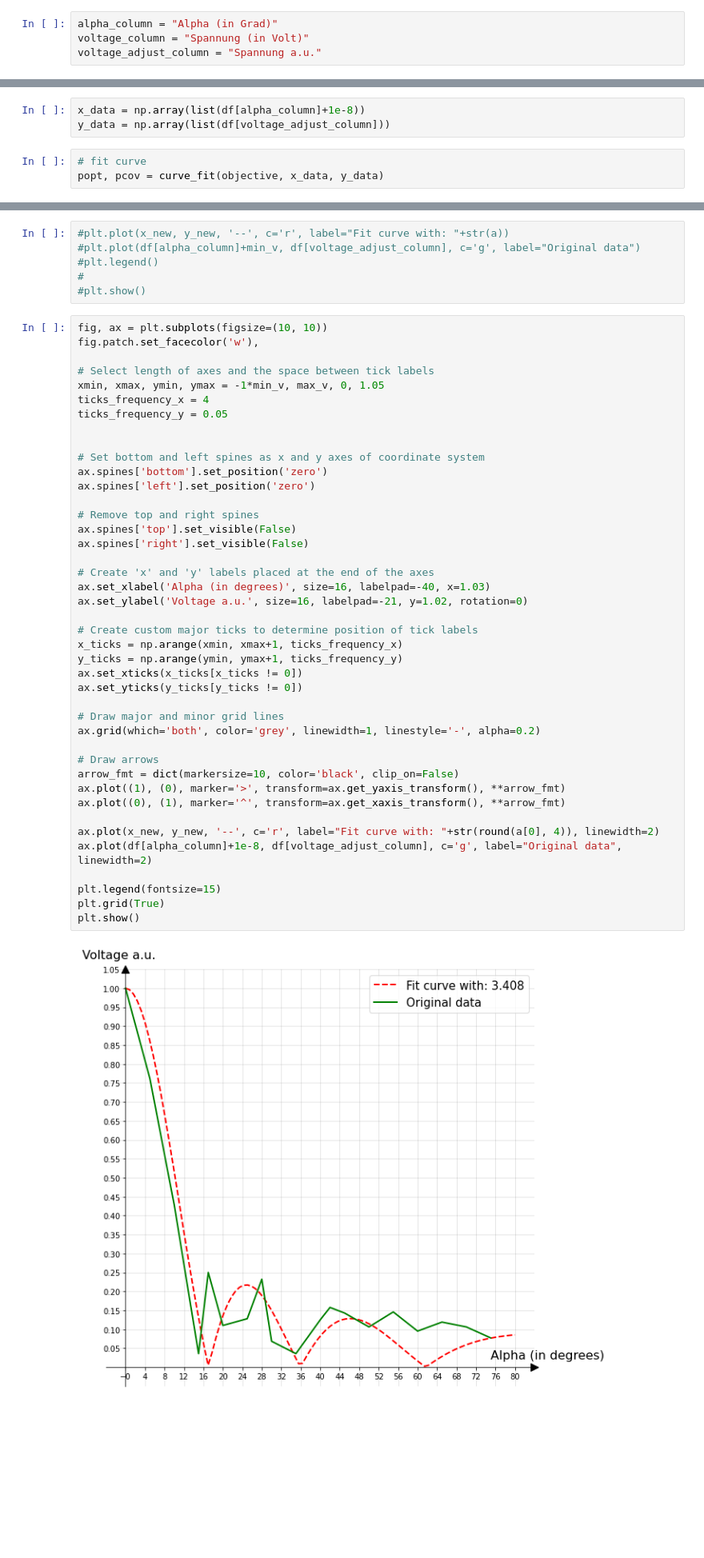
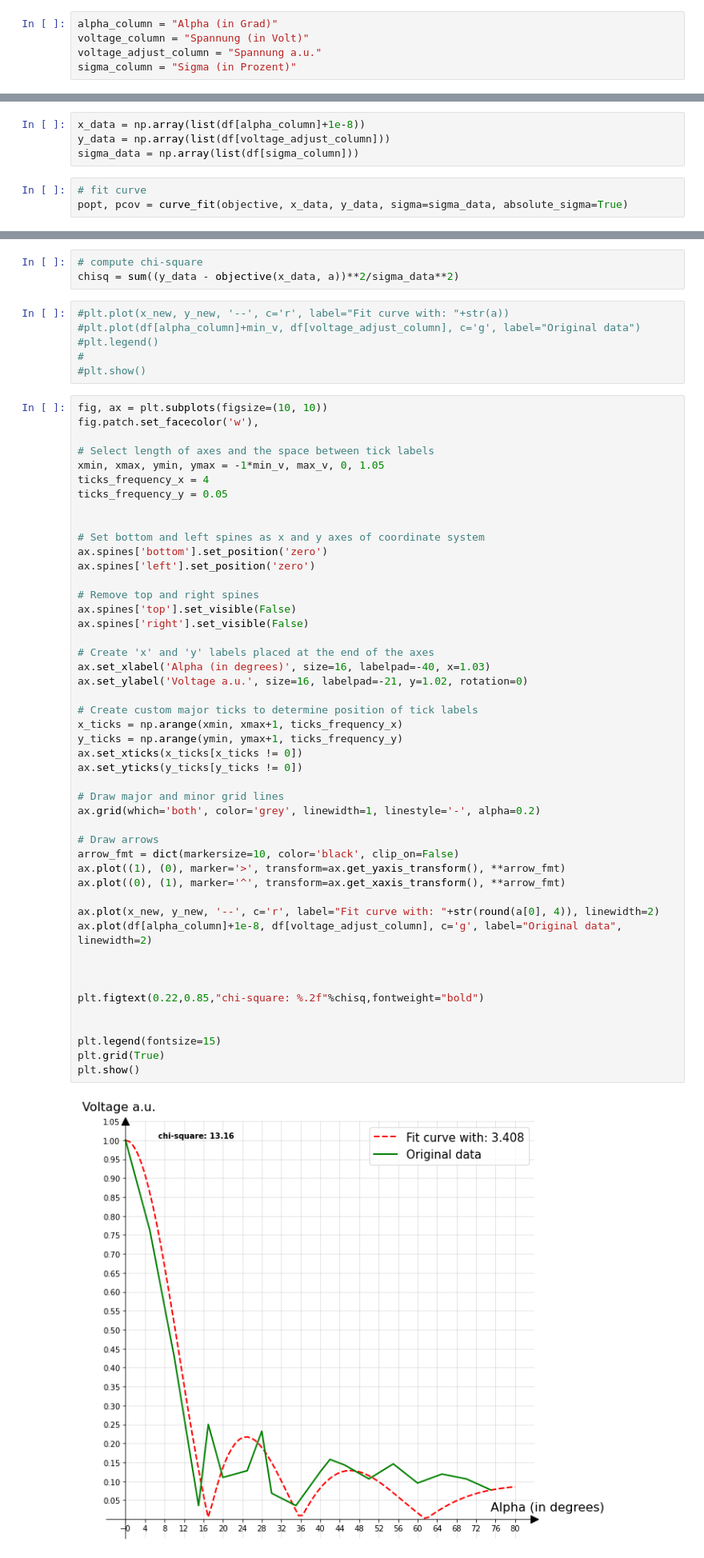
Before and after one commit to SebNik/School-Stuff, a Jupyter notebook: Physics single slit experiment.ipynb, the cells around one changed output, grey strips where cells are left out. Shown: that part at 80% size. Cells and saved outputs as stored; diff of their text form; blank space fills up the shorter version.

```diff
--- a/Physics single slit experiment.ipynb
+++ b/Physics single slit experiment.ipynb
@@ -19,6 +19,7 @@ from scipy.optimize import curve_fit
 alpha_column = "Alpha (in Grad)"
 voltage_column = "Spannung (in Volt)"
 voltage_adjust_column = "Spannung a.u."
+sigma_column = "Sigma (in Prozent)"
 # %% [markdown]
 ### Daten
 # %%
@@ -61,9 +62,10 @@ n = 100
 # %%
 x_data = np.array(list(df[alpha_column]+1e-8))
 y_data = np.array(list(df[voltage_adjust_column]))
+sigma_data = np.array(list(df[sigma_column]))
 # %%
 # fit curve
-popt, pcov = curve_fit(objective, x_data, y_data)
+popt, pcov = curve_fit(objective, x_data, y_data, sigma=sigma_data, absolute_sigma=True)
 # %%
 # define new input values
 x_new = np.linspace(min_v, max_v, n)
@@ -91,3 +93,6 @@ R2:  0.8860173783018852
+# %%
+# compute chi-square
+chisq = sum((y_data - objective(x_data, a))**2/sigma_data**2)
 # %%
 #plt.plot(x_new, y_new, '--', c='r', label="Fit curve with: "+str(a))
 #plt.plot(df[alpha_column]+min_v, df[voltage_adjust_column], c='g', label="Original data")
@@ -110,31 +115,36 @@ ax.spines['left'].set_position('zero')
 
 # Remove top and right spines
 ax.spines['top'].set_visible(False)
 ax.spines['right'].set_visible(False)
 
 # Create 'x' and 'y' labels placed at the end of the axes
 ax.set_xlabel('Alpha (in degrees)', size=16, labelpad=-40, x=1.03)
 ax.set_ylabel('Voltage a.u.', size=16, labelpad=-21, y=1.02, rotation=0)
 
 # Create custom major ticks to determine position of tick labels
 x_ticks = np.arange(xmin, xmax+1, ticks_frequency_x)
 y_ticks = np.arange(ymin, ymax+1, ticks_frequency_y)
 ax.set_xticks(x_ticks[x_ticks != 0])
 ax.set_yticks(y_ticks[y_ticks != 0])
 
 # Draw major and minor grid lines
 ax.grid(which='both', color='grey', linewidth=1, linestyle='-', alpha=0.2)
 
 # Draw arrows
 arrow_fmt = dict(markersize=10, color='black', clip_on=False)
 ax.plot((1), (0), marker='>', transform=ax.get_yaxis_transform(), **arrow_fmt)
 ax.plot((0), (1), marker='^', transform=ax.get_xaxis_transform(), **arrow_fmt)
 
 ax.plot(x_new, y_new, '--', c='r', label="Fit curve with: "+str(round(a[0], 4)), linewidth=2)
 ax.plot(df[alpha_column]+1e-8, df[voltage_adjust_column], c='g', label="Original data", linewidth=2)
 
+
+
+plt.figtext(0.22,0.85,"chi-square: %.2f"%chisq,fontweight="bold")
+
+
 plt.legend(fontsize=15)
 plt.grid(True)
 plt.show()
 # %% [output]
-[figure, old version]
+[figure, new version]
```
Also changed, not shown: parts of 5 cells of this notebook, 3 other files.
